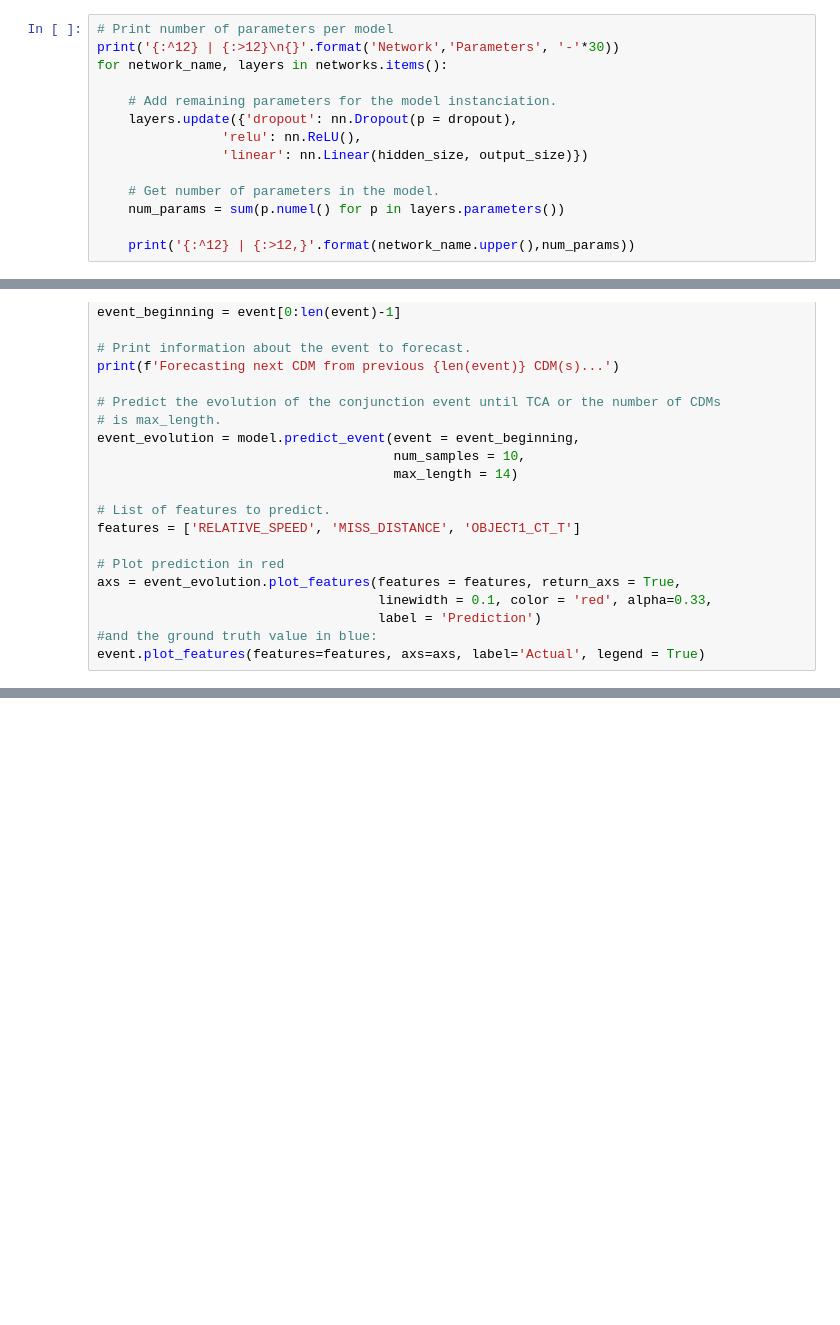
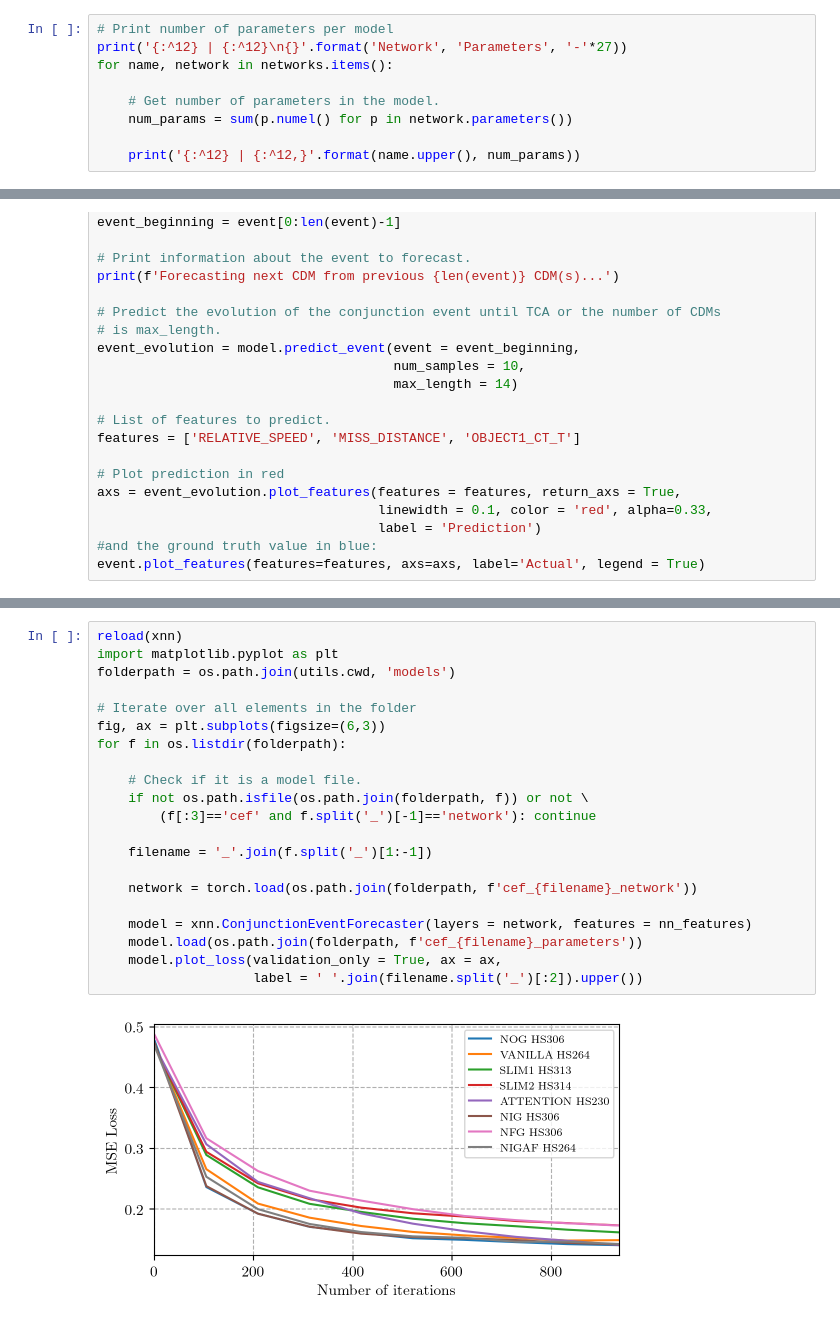
Before and after one commit to JJavierRosales/scapy, a Jupyter notebook: notebooks/rnn_time_series_forecasting.ipynb, the cells around one changed output, grey strips where cells are left out. Drawn from its saved outputs; the diff is of its cells as text; blank space fills up the shorter version.

```diff
--- a/notebooks/rnn_time_series_forecasting.ipynb
+++ b/notebooks/rnn_time_series_forecasting.ipynb
@@ -192,16 +215,11 @@ networks.update({f'attention':layers})
 ### 3.2.- Model instanciation
 # %%
 # Print number of parameters per model
-print('{:^12} | {:>12}\n{}'.format('Network','Parameters', '-'*30))
-for network_name, layers in networks.items():
-
-    # Add remaining parameters for the model instanciation.
-    layers.update({'dropout': nn.Dropout(p = dropout),
-                'relu': nn.ReLU(),
-                'linear': nn.Linear(hidden_size, output_size)})
+print('{:^12} | {:^12}\n{}'.format('Network', 'Parameters', '-'*27))
+for name, network in networks.items():
 
     # Get number of parameters in the model.
-    num_params = sum(p.numel() for p in layers.parameters())
+    num_params = sum(p.numel() for p in network.parameters())
 
-    print('{:^12} | {:>12,}'.format(network_name.upper(),num_params))
+    print('{:^12} | {:^12,}'.format(name.upper(), num_params))
 # %% [output]
@@ -297,0 +379,23 @@ event.plot_features(features=features, axs=axs, label='Actual', legend = True)
+# %%
+reload(xnn)
+import matplotlib.pyplot as plt
+folderpath = os.path.join(utils.cwd, 'models')
+
+# Iterate over all elements in the folder
+fig, ax = plt.subplots(figsize=(6,3))
+for f in os.listdir(folderpath):
+
+    # Check if it is a model file.
+    if not os.path.isfile(os.path.join(folderpath, f)) or not \
+        (f[:3]=='cef' and f.split('_')[-1]=='network'): continue
+
+    filename = '_'.join(f.split('_')[1:-1])
+
+    network = torch.load(os.path.join(folderpath, f'cef_{filename}_network'))
+
+    model = xnn.ConjunctionEventForecaster(layers = network, features = nn_features)
+    model.load(os.path.join(folderpath, f'cef_{filename}_parameters'))
+    model.plot_loss(validation_only = True, ax = ax,
+                    label = ' '.join(filename.split('_')[:2]).upper())
+# %% [output]
+[figure, added]
```
Also changed, not shown: parts of 17 cells of this notebook, 1 other file.
